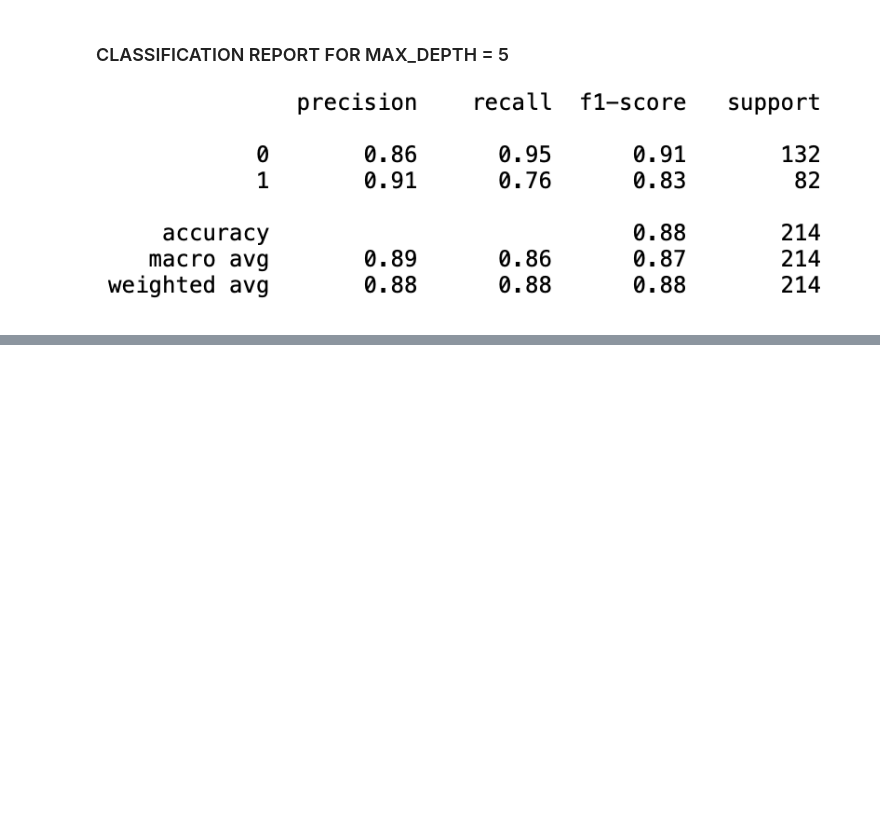
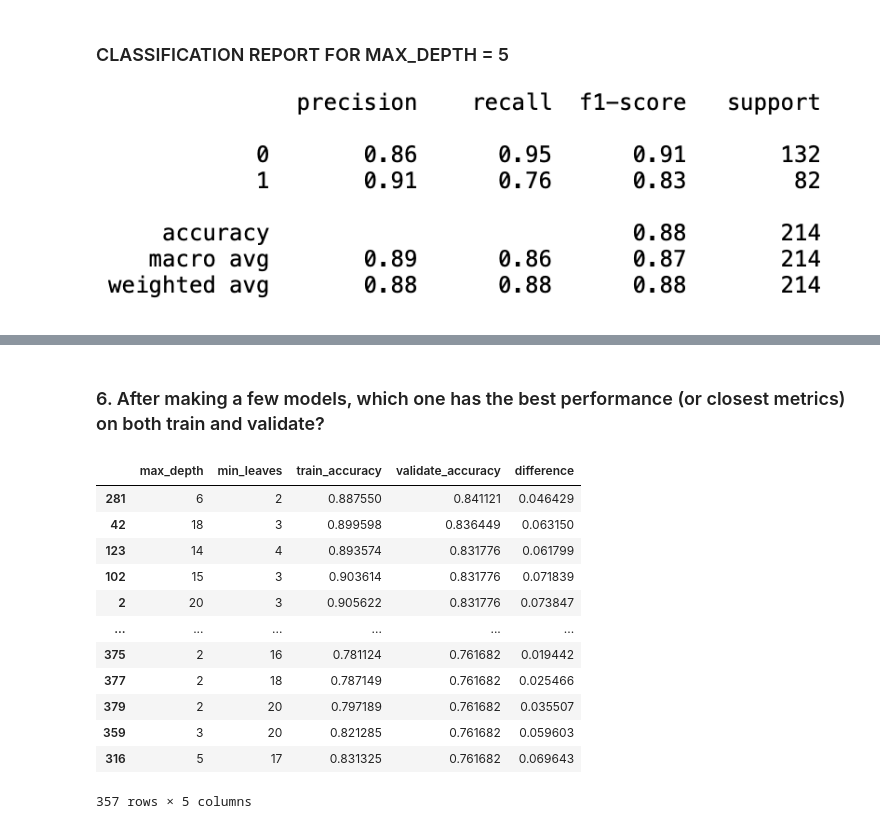
Before and after one commit to brianclements03/classification-exercises, a Jupyter notebook: Model.ipynb, the cells around one changed output, grey strips where cells are left out. Saved outputs shown, nothing was run; the diff lists cells and outputs as text; code cells hidden in the pictures; blank space fills up the shorter version.

```diff
--- a/Model.ipynb
+++ b/Model.ipynb
@@ -403,0 +749,18 @@ weighted avg       0.84      0.83      0.82       214
+# %% [markdown]
+### 6. After making a few models, which one has the best performance (or closest metrics) on both train and validate?
+# %%
+df[df.difference <= 0.10].sort_values(by=['validate_accuracy', 'difference'], ascending = [False,True])
+# %% [output]
+|  | max_depth | min_leaves | train_accuracy | validate_accuracy | difference |
+| 281 | 6 | 2 | 0.887550 | 0.841121 | 0.046429 |
+| 42 | 18 | 3 | 0.899598 | 0.836449 | 0.063150 |
+| 123 | 14 | 4 | 0.893574 | 0.831776 | 0.061799 |
+| 102 | 15 | 3 | 0.903614 | 0.831776 | 0.071839 |
+| 2 | 20 | 3 | 0.905622 | 0.831776 | 0.073847 |
+| ... | ... | ... | ... | ... | ... |
+| 375 | 2 | 16 | 0.781124 | 0.761682 | 0.019442 |
+| 377 | 2 | 18 | 0.787149 | 0.761682 | 0.025466 |
+| 379 | 2 | 20 | 0.797189 | 0.761682 | 0.035507 |
+| 359 | 3 | 20 | 0.821285 | 0.761682 | 0.059603 |
+| 316 | 5 | 17 | 0.831325 | 0.761682 | 0.069643 |
+357 rows × 5 columns
```
Also changed, not shown: parts of 31 cells of this notebook, 2 other files.
